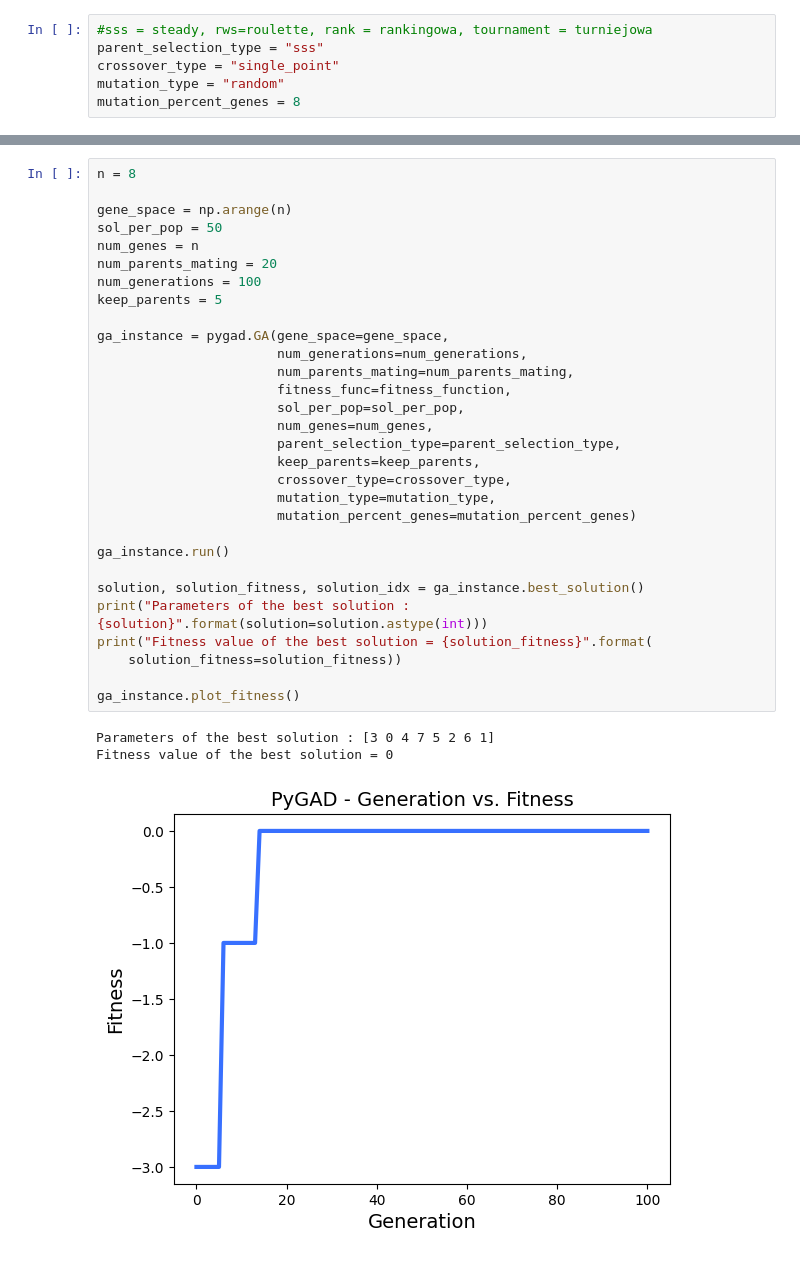
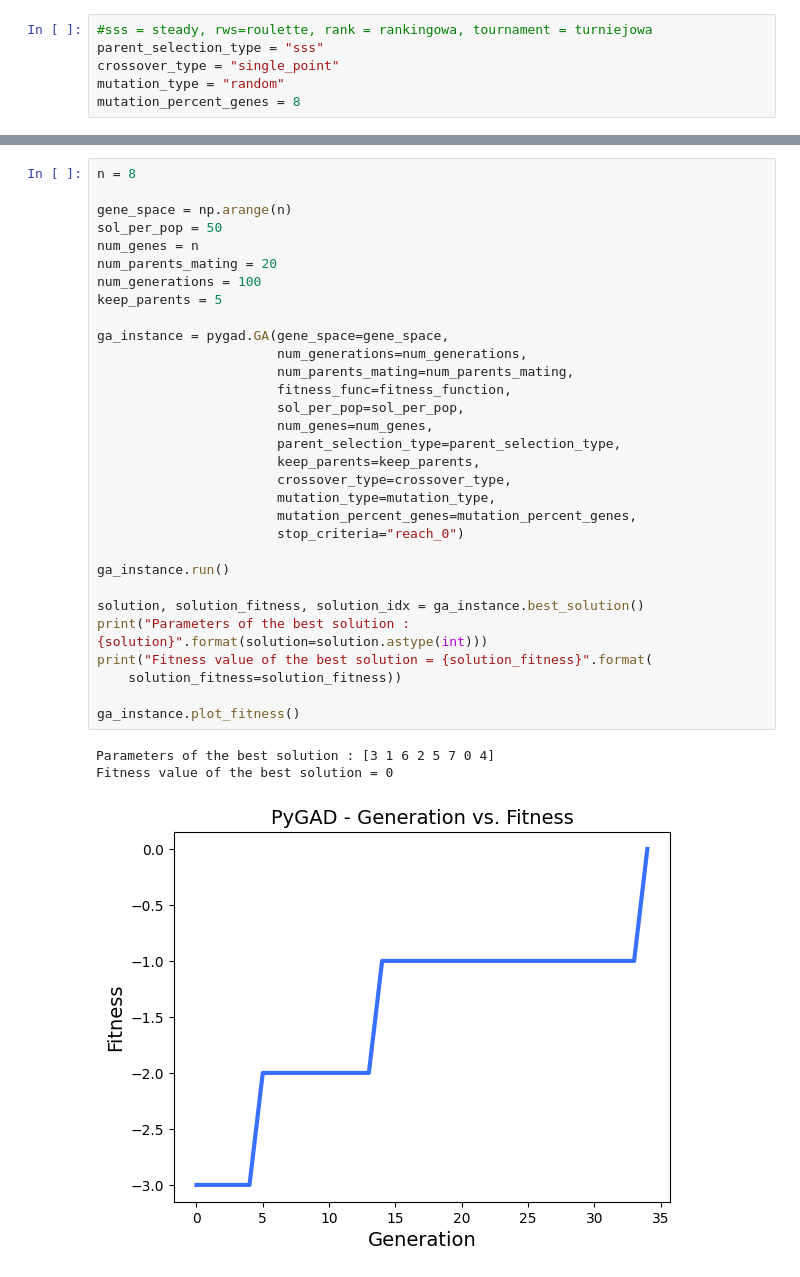
Before and after one commit to piotrd22/computational_intelligence_ug, a Jupyter notebook: project01/project.ipynb, the cells around one changed output, grey strips where cells are left out. Cells and saved outputs as stored; diff of their text form.

```diff
--- a/project01/project.ipynb
+++ b/project01/project.ipynb
@@ -106,33 +107,34 @@ Fitness value of the best solution = -1
 n = 8
 
 gene_space = np.arange(n)
 sol_per_pop = 50
 num_genes = n
 num_parents_mating = 20
 num_generations = 100
 keep_parents = 5
 
 ga_instance = pygad.GA(gene_space=gene_space,
                        num_generations=num_generations,
                        num_parents_mating=num_parents_mating,
                        fitness_func=fitness_function,
                        sol_per_pop=sol_per_pop,
                        num_genes=num_genes,
                        parent_selection_type=parent_selection_type,
                        keep_parents=keep_parents,
                        crossover_type=crossover_type,
                        mutation_type=mutation_type,
-                       mutation_percent_genes=mutation_percent_genes)
+                       mutation_percent_genes=mutation_percent_genes,
+                       stop_criteria="reach_0")
 
 ga_instance.run()
 
 solution, solution_fitness, solution_idx = ga_instance.best_solution()
 print("Parameters of the best solution : {solution}".format(solution=solution.astype(int)))
 print("Fitness value of the best solution = {solution_fitness}".format(
     solution_fitness=solution_fitness))
 
 ga_instance.plot_fitness()
 # %% [output]
-Parameters of the best solution : [3 0 4 7 5 2 6 1]
+Parameters of the best solution : [3 1 6 2 5 7 0 4]
 Fitness value of the best solution = 0
-[figure, old version]
+[figure, new version]
```
Also changed, not shown: parts of 3 cells of this notebook.
